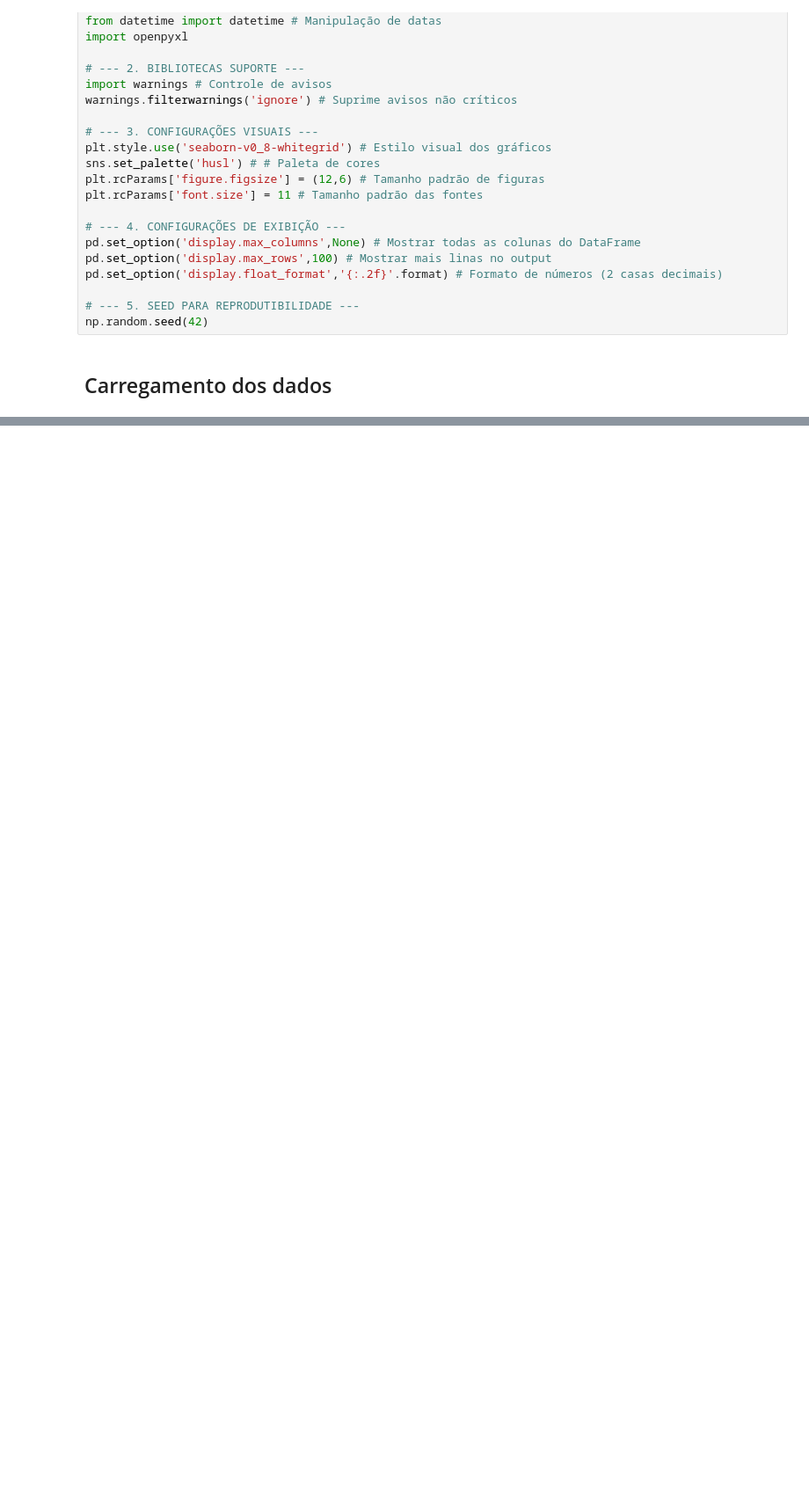
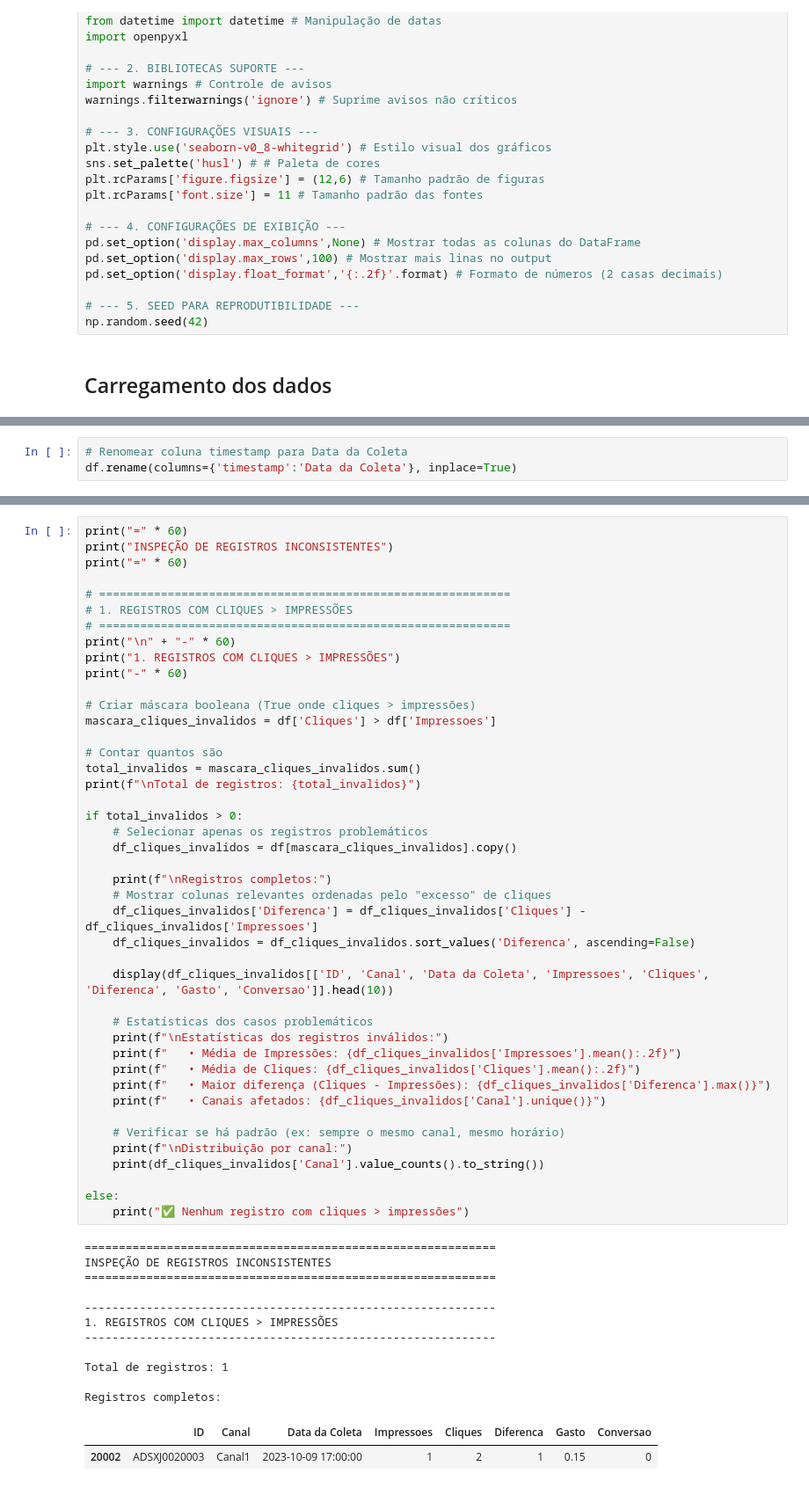
Before and after one commit to ricardo-paganini/social-wave-campaign-optimization, a Jupyter notebook: social-wave.ipynb, the cells around one changed output, grey strips where cells are left out. Shown at 88% size. Drawn from its saved outputs; the diff is of its cells as text; blank space fills up the shorter version.

```diff
--- a/social-wave.ipynb
+++ b/social-wave.ipynb
@@ -294,0 +297,3 @@ VISÃO GERAL DO DATASET
+# %%
+# Renomear coluna timestamp para Data da Coleta
+df.rename(columns={'timestamp':'Data da Coleta'}, inplace=True)
@@ -294,0 +657,57 @@ VISÃO GERAL DO DATASET
+# %%
+print("=" * 60)
+print("INSPEÇÃO DE REGISTROS INCONSISTENTES")
+print("=" * 60)
+
+# ============================================================
+# 1. REGISTROS COM CLIQUES > IMPRESSÕES
+# ============================================================
+print("\n" + "-" * 60)
+print("1. REGISTROS COM CLIQUES > IMPRESSÕES")
+print("-" * 60)
+
+# Criar máscara booleana (True onde cliques > impressões)
+mascara_cliques_invalidos = df['Cliques'] > df['Impressoes']
+
+# Contar quantos são
+total_invalidos = mascara_cliques_invalidos.sum()
+print(f"\nTotal de registros: {total_invalidos}")
+
+if total_invalidos > 0:
+    # Selecionar apenas os registros problemáticos
+    df_cliques_invalidos = df[mascara_cliques_invalidos].copy()
+
+    print(f"\nRegistros completos:")
+    # Mostrar colunas relevantes ordenadas pelo "excesso" de cliques
+    df_cliques_invalidos['Diferenca'] = df_cliques_invalidos['Cliques'] - df_cliques_invalidos['Impressoes']
+    df_cliques_invalidos = df_cliques_invalidos.sort_values('Diferenca', ascending=False)
+
+    display(df_cliques_invalidos[['ID', 'Canal', 'Data da Coleta', 'Impressoes', 'Cliques', 'Diferenca', 'Gasto', 'Conversao']].head(10))
+
+    # Estatísticas dos casos problemáticos
+    print(f"\nEstatísticas dos registros inválidos:")
+    print(f"   • Média de Impressões: {df_cliques_invalidos['Impressoes'].mean():.2f}")
+    print(f"   • Média de Cliques: {df_cliques_invalidos['Cliques'].mean():.2f}")
+    print(f"   • Maior diferença (Cliques - Impressões): {df_cliques_invalidos['Diferenca'].max()}")
+    print(f"   • Canais afetados: {df_cliques_invalidos['Canal'].unique()}")
+
+    # Verificar se há padrão (ex: sempre o mesmo canal, mesmo horário)
+    print(f"\nDistribuição por canal:")
+    print(df_cliques_invalidos['Canal'].value_counts().to_string())
+
+else:
+    print("✅ Nenhum registro com cliques > impressões")
+# %% [output]
+============================================================
+INSPEÇÃO DE REGISTROS INCONSISTENTES
+============================================================
+
+------------------------------------------------------------
+1. REGISTROS COM CLIQUES > IMPRESSÕES
+------------------------------------------------------------
+
+Total de registros: 1
+
+Registros completos:
+|  | ID | Canal | Data da Coleta | Impressoes | Cliques | Diferenca | Gasto | Conversao |
+| 20002 | ADSXJ0020003 | Canal1 | 2023-10-09 17:00:00 | 1 | 2 | 1 | 0.15 | 0 |
```
Also changed, not shown: parts of 19 cells of this notebook.
